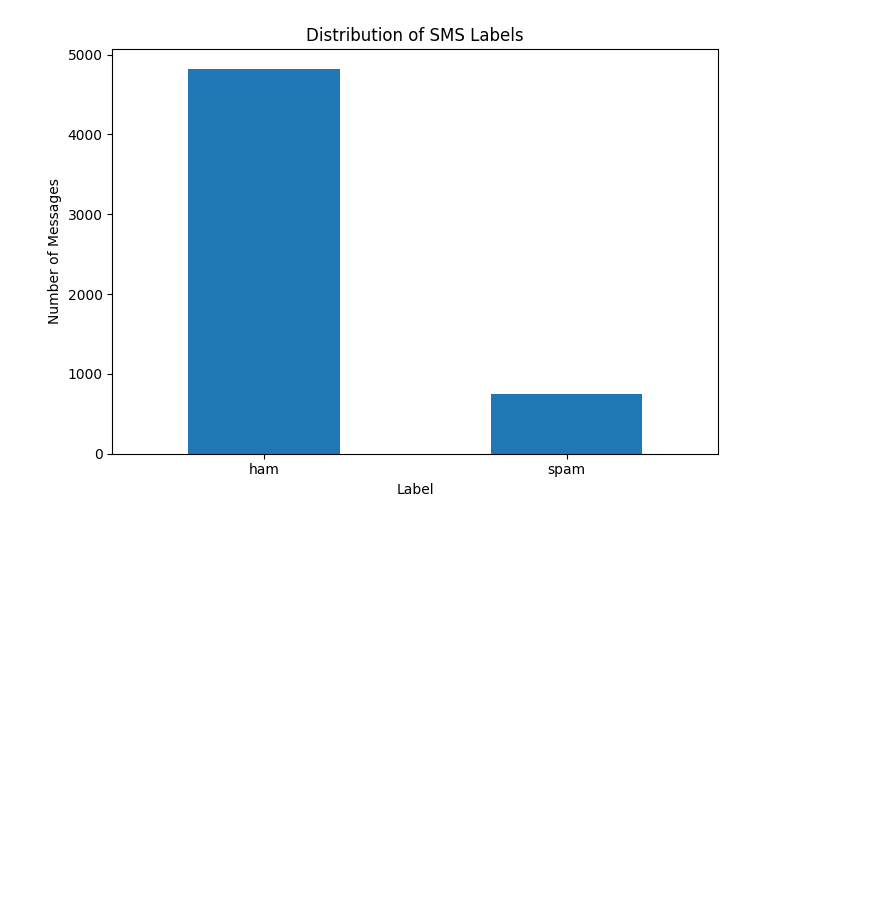
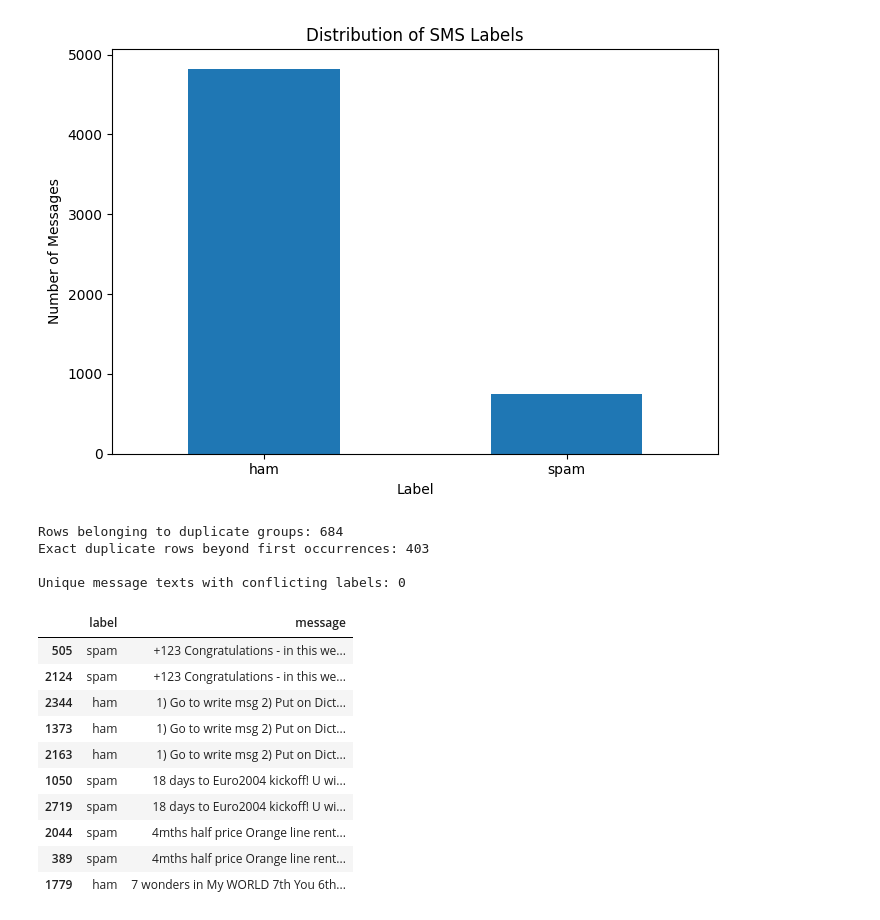
Before and after one commit to atul-2710/ScamSense, a Jupyter notebook: notebooks/ScamSense_ML_Development.ipynb, the cells around one changed output. Saved outputs shown, nothing was run; the diff lists cells and outputs as text; code cells hidden in the pictures; blank space fills up the shorter version.

```diff
--- a/notebooks/ScamSense_ML_Development.ipynb
+++ b/notebooks/ScamSense_ML_Development.ipynb
@@ -93,3 +93,49 @@ plt.tight_layout()
 plt.show()
 # %% [output]
 [figure]
+# %%
+
+# Inspect repeated message records
+duplicate_mask = df.duplicated(keep=False)
+duplicate_records = df[duplicate_mask].sort_values("message")
+
+print("Rows belonging to duplicate groups:", duplicate_mask.sum())
+print("Exact duplicate rows beyond first occurrences:", df.duplicated().sum())
+
+# Check whether identical message text has conflicting labels
+label_counts_per_message = df.groupby("message")["label"].nunique()
+
+conflicting_messages = label_counts_per_message[
+    label_counts_per_message > 1
+]
+
+print(
+    "\nUnique message texts with conflicting labels:",
+    len(conflicting_messages)
+)
+
+if len(conflicting_messages) > 0:
+    display(
+        df[df["message"].isin(conflicting_messages.index)]
+        .sort_values("message")
+        .head(20)
+    )
+
+# Preview repeated records
+display(duplicate_records.head(10))
+# %% [output]
+Rows belonging to duplicate groups: 684
+Exact duplicate rows beyond first occurrences: 403
+
+Unique message texts with conflicting labels: 0
+|  | label | message |
+| 505 | spam | +123 Congratulations - in this we... |
+| 2124 | spam | +123 Congratulations - in this we... |
+| 2344 | ham | 1) Go to write msg 2) Put on Dict... |
+| 1373 | ham | 1) Go to write msg 2) Put on Dict... |
+| 2163 | ham | 1) Go to write msg 2) Put on Dict... |
+| 1050 | spam | 18 days to Euro2004 kickoff! U wi... |
+| 2719 | spam | 18 days to Euro2004 kickoff! U wi... |
+| 2044 | spam | 4mths half price Orange line rent... |
+| 389 | spam | 4mths half price Orange line rent... |
+| 1779 | ham | 7 wonders in My WORLD 7th You 6th... |
```
Also changed, not shown: parts of 1 cell of this notebook.
